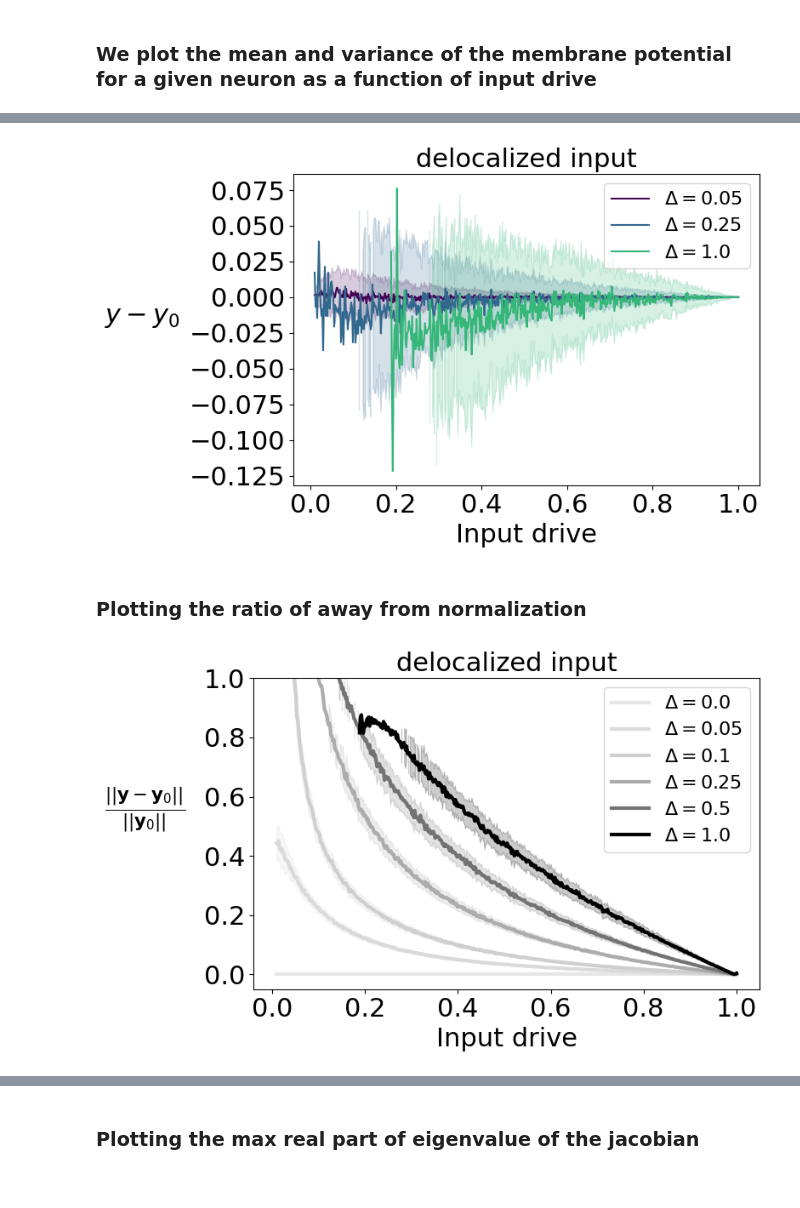
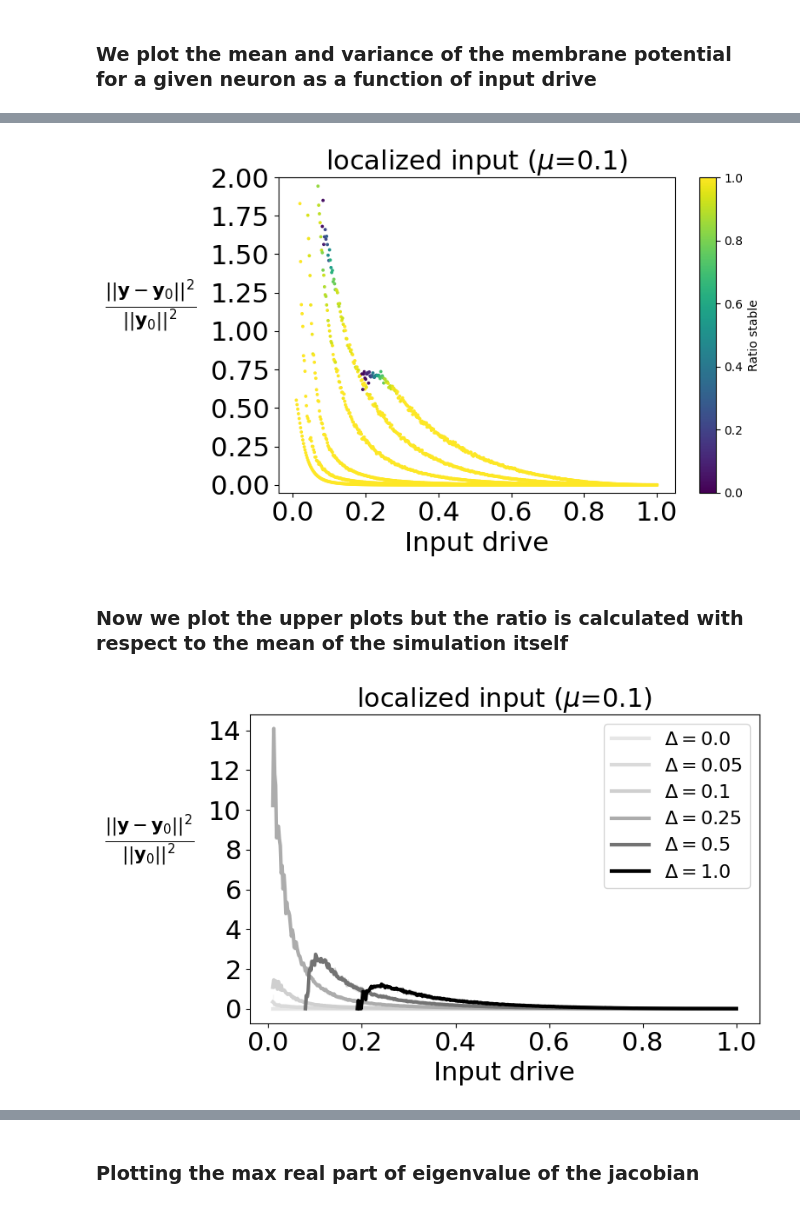
Before and after one commit to shivangrawat/perturbed_organics, a Jupyter notebook: examples/plot_lines.ipynb, the cells around one changed output, grey strips where cells are left out. Saved outputs shown, nothing was run; the diff lists cells and outputs as text; code cells hidden in the pictures.

Commit message:
added code for alll the curve figures

```diff
--- a/examples/plot_lines.ipynb
+++ b/examples/plot_lines.ipynb
@@ -28,7 +32,11 @@ all_data = {}
 # Regular expression to capture a deltaval value at the end of the folder name.
 # For example, if the folder name is "commonText_deltaval_1.0",
 # this regex extracts "1.0".
-pattern = re.compile(r'_delta_([0-9\.]+)$')
+# pattern = re.compile(r'_delta_([0-9\.]+)$')
+pattern = re.compile(
+    r'^(?=.*_mu_{})'
+    r'.*_delta_([0-9\.]+)$'.format(re.escape(mu))
+)
 
 # Loop over all items in the main folder
 for subfolder in os.listdir(folder_path):
@@ -76,3 +84,5 @@ norm_fp_y_dict = all_data['norm_fixed_point_y']
 eigvals_dict = all_data['eigvals_J']
 # %% [markdown]
 ### We plot the mean and variance of the membrane potential for a given neuron as a function of input drive
+# %%
+idx = 0  # index of the neuron to plot the vals for
@@ -79,11 +177,11 @@ eigvals_dict = all_data['eigvals_J']
 # %%
 plt.figure(figsize=(8, 5))
 
-idx = N // 2 # index of the neuron to plot the vals for
+idx = 0 # index of the neuron to plot the vals for
 
 # Get all the delta values and sort them (assuming they are numeric)
 # delta_keys = sorted(actual_fp_y_dict.keys())
-delta_keys = [0.0, 0.05]
+delta_keys = [0.05, 0.1, 1.0]
 min_delta = min(delta_keys)
 max_delta = max(delta_keys)
 
@@ -91,7 +189,7 @@ for i, delta_val in enumerate(delta_keys):
     actual_fp_y = actual_fp_y_dict[delta_val]
     norm_fixed_point_y = norm_fp_y_dict[delta_val]
 
-    y_val = actual_fp_y[:, :, :, idx]
+    y_val = actual_fp_y[:, :, :, idx] - norm_fixed_point_y[:, :, :, idx]
 
     # y_ratio_mean = torch.mean(y_ratio, dim=2)
     y_val_mean = torch.nanmean(y_val, dim=2)
@@ -103,10 +201,8 @@ for i, delta_val in enumerate(delta_keys):
     plt.fill_between(input_range, y_val_mean[0, :] - y_val_std[0, :], y_val_mean[0, :] + y_val_std[0, :], alpha=0.2, color=plt.cm.viridis(i / len(delta_keys)))
 
 plt.xlabel('Input drive', fontsize=22)
-plt.ylabel(r"$y$", fontsize=22, rotation=0, labelpad=10)
-plt.title(f"{input_type} input", fontsize=22)
-# plot x axis logscale
-plt.xscale('log')
+plt.ylabel(r"$y - y_0$", fontsize=22, rotation=0, labelpad=40)
+plt.title(f"{input_type} input ($\mu$={mu})", fontsize=22)
 # plt.ylim([-0.05, 2])
 plt.legend(fontsize=16)
 plt.xticks(fontsize=22)
@@ -124,42 +267,38 @@ np.savetxt(f'{input_type}_input_std.txt', np.vstack((input_range, y_val_std[0, :
 # %%
 plt.figure(figsize=(8, 5))
 
-idx = N // 2 # index of the neuron to plot the vals for
-
 # Get all the delta values and sort them (assuming they are numeric)
-# delta_keys = sorted(actual_fp_y_dict.keys())
-delta_keys = [0.05, 0.25, 1.0]
-min_delta = min(delta_keys)
-max_delta = max(delta_keys)
+delta_keys = sorted(actual_fp_y_dict.keys())
 
 for i, delta_val in enumerate(delta_keys):
     actual_fp_y = actual_fp_y_dict[delta_val]
     norm_fixed_point_y = norm_fp_y_dict[delta_val]
 
-    y_val = actual_fp_y[:, :, :, idx] - norm_fixed_point_y[:, :, :, idx]
+    y1_squared_norm = torch.norm(norm_fixed_point_y - actual_fp_y, dim=3) ** 2
+    y0_squared_norm = torch.norm(norm_fixed_point_y, dim=3) ** 2
 
+    y_ratio = y1_squared_norm / y0_squared_norm
     # y_ratio_mean = torch.mean(y_ratio, dim=2)
-    y_val_mean = torch.nanmean(y_val, dim=2)
+    y_ratio_mean = torch.nanmean(y_ratio, dim=2)
 
-    # y_val_std = torch.std(y_val, dim=2) / np.sqrt(num_trials)
-    y_val_std = torch.std(y_val, dim=2)
+    ratio_stable = torch.sum(~torch.isnan(y_ratio), dim=2) / num_trials
 
-    plot = plt.plot(input_range, y_val_mean[0, :], label=f"$\Delta = {delta_val}$", color=plt.cm.viridis(i / len(delta_keys)))
-    plt.fill_between(input_range, y_val_mean[0, :] - y_val_std[0, :], y_val_mean[0, :] + y_val_std[0, :], alpha=0.2, color=plt.cm.viridis(i / len(delta_keys)))
+    scatter = plt.scatter(input_range, y_ratio_mean[0, :], cmap='viridis', c=ratio_stable, vmin=0, vmax=1, s=3, marker='o')
 
 plt.xlabel('Input drive', fontsize=22)
-plt.ylabel(r"$y - y_0$", fontsize=22, rotation=0, labelpad=40)
-plt.title(f"{input_type} input", fontsize=22)
-# plt.ylim([-0.05, 2])
-plt.legend(fontsize=16)
+plt.ylabel(r"$\frac{||\mathbf{y}-\mathbf{y}_0||^2}{||\mathbf{y}_0||^2}$", fontsize=22, rotation=0, labelpad=50)
+plt.title(f"{input_type} input ($\mu$={mu})", fontsize=22)
+cbar = plt.colorbar(scatter)
+cbar.set_label('Ratio stable')
+plt.ylim([-0.05, 2])
 plt.xticks(fontsize=22)
 plt.yticks(fontsize=22)
 plt.tight_layout()
 plt.show()
 # %% [output]
-[figure, old version]
+[figure, new version]
-# %% [markdown]
-### Plotting the ratio of away from normalization
+# %% [markdown]
+### Now we plot the upper plots but the ratio is calculated with respect to the mean of the simulation itself
 # %%
 
 plt.figure(figsize=(8, 5))
@@ -171,12 +310,15 @@ max_delta = max(delta_keys)
 
 for delta_val in delta_keys:
     actual_fp_y = actual_fp_y_dict[delta_val]
-    norm_fixed_point_y = norm_fp_y_dict[delta_val]
-    y_ratio = torch.norm(norm_fixed_point_y - actual_fp_y, dim=3) / torch.norm(norm_fixed_point_y, dim=3)
-    # y_ratio_mean = torch.mean(y_ratio, dim=2)
+    avg_actual_fp_y = torch.nanmean(actual_fp_y, dim=2, keepdim=True)
+
+    y1_squared_norm = torch.norm(avg_actual_fp_y - actual_fp_y, dim=3) ** 2
+    y0_squared_norm = torch.norm(avg_actual_fp_y, dim=3) ** 2
+
+    y_ratio = y1_squared_norm / y0_squared_norm
     y_ratio_mean = torch.nanmean(y_ratio, dim=2)
+    y_ratio_std = torch.std(y_ratio, dim=2)
 
-    y_ratio_std = torch.std(y_ratio, dim=2)
 
     # Normalize delta_val to the range [0, 1]
     if max_delta > min_delta:
@@ -198,16 +340,16 @@ for delta_val in delta_keys:
 
 
 plt.xlabel('Input drive', fontsize=22)
-plt.ylabel(r"$\frac{||\mathbf{y}-\mathbf{y}_0||}{||\mathbf{y}_0||}$", fontsize=22, rotation=0, labelpad=50)
-plt.title(f"{input_type} input", fontsize=22)
-plt.ylim([-0.05, 1])
+plt.ylabel(r"$\frac{||\mathbf{y}-\mathbf{y}_0||^2}{||\mathbf{y}_0||^2}$", fontsize=22, rotation=0, labelpad=50)
+plt.title(f"{input_type} input ($\mu$={mu})", fontsize=22)
+# plt.ylim([-0.05, 1])
 plt.legend(fontsize=16)
 plt.xticks(fontsize=22)
 plt.yticks(fontsize=22)
 plt.tight_layout()
 plt.show()
 # %% [output]
-[figure, old version]
+[figure, new version]
 # %%
 plt.figure(figsize=(8, 5))
 
```
Also changed, not shown: parts of 14 cells of this notebook, 4 other files.
